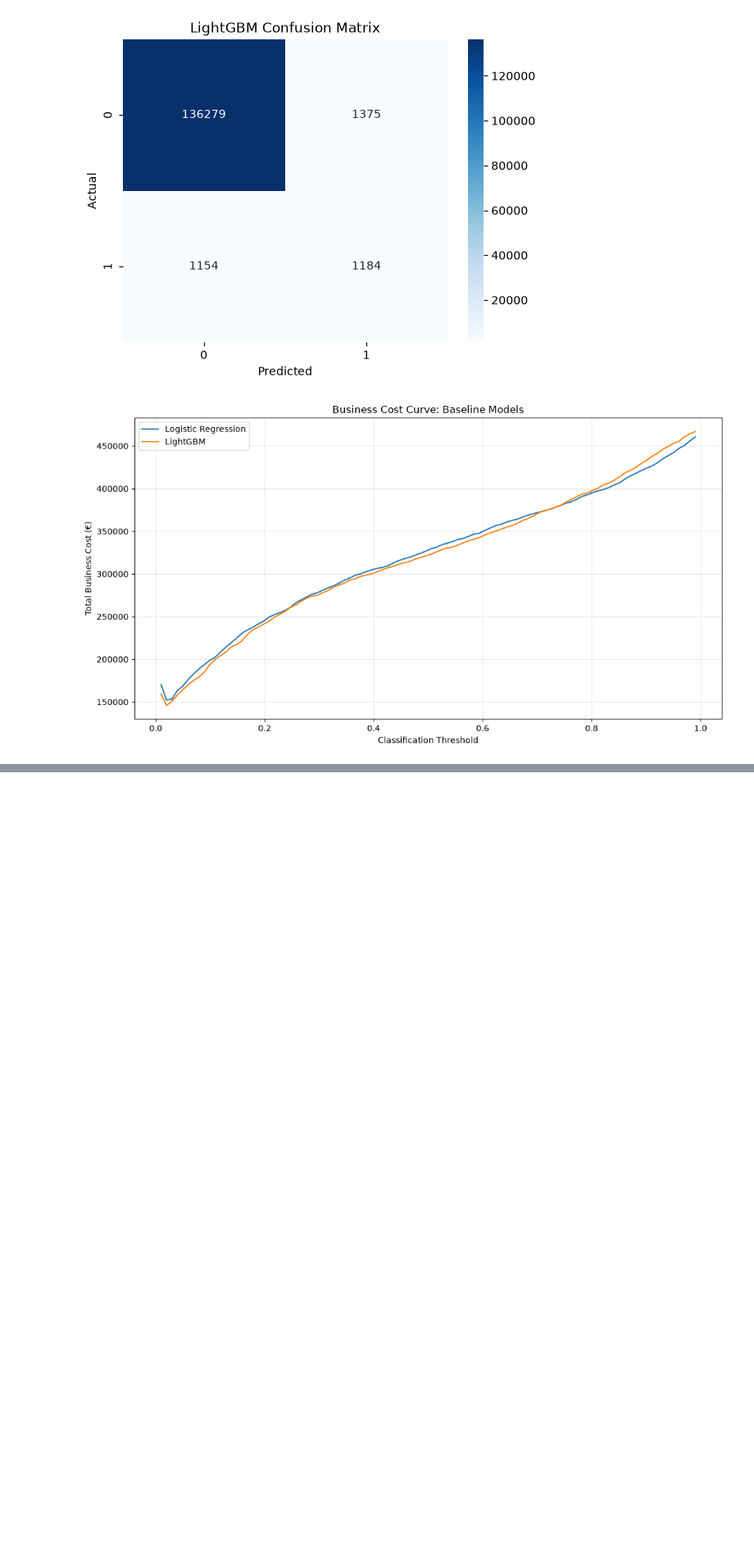
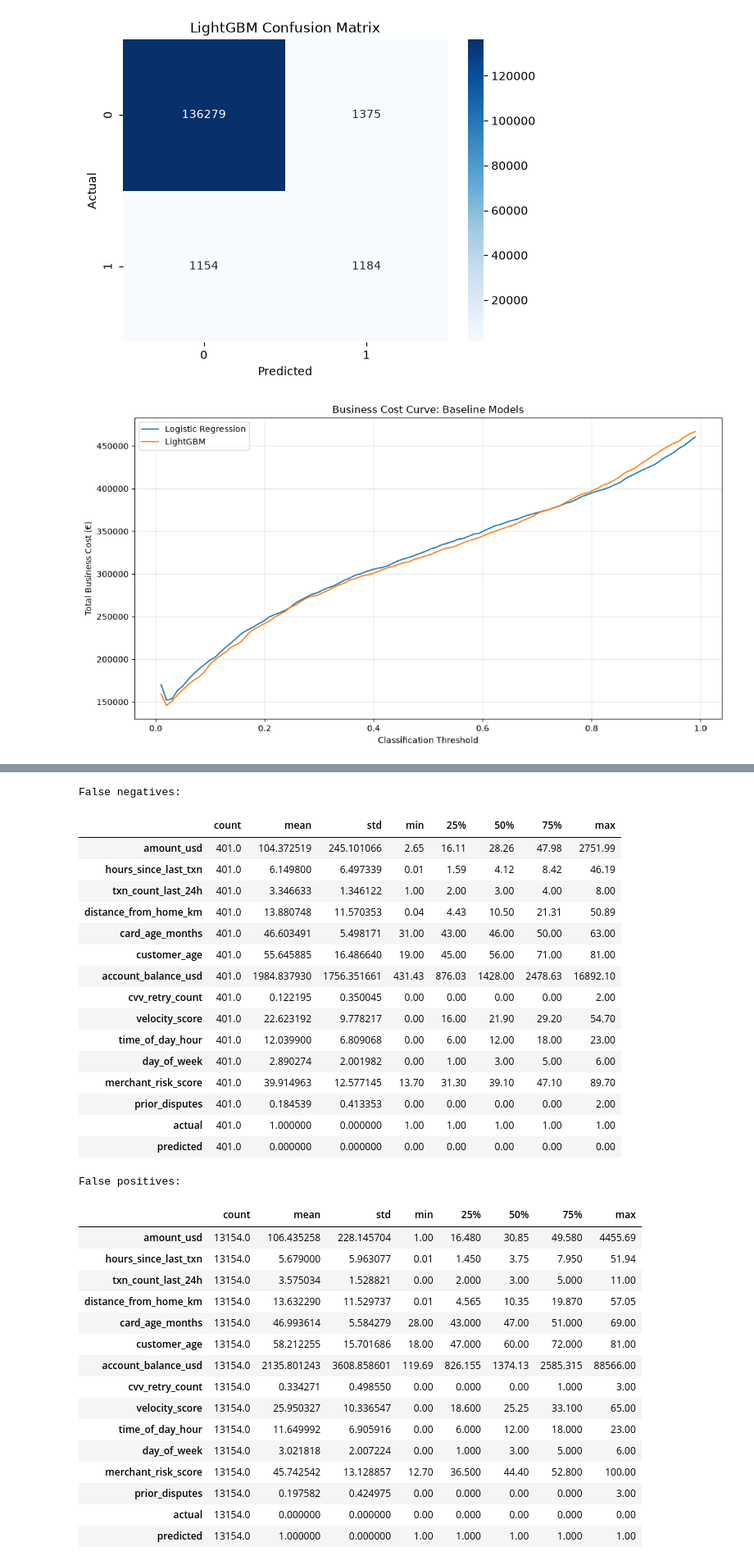
Before and after one commit to Percy5598/fraud-detection-2026, a Jupyter notebook: notebooks/02_basline_model.ipynb, the cells around one changed output, grey strips where cells are left out. Shown at 82% size. Drawn from its saved outputs; the diff is of its cells as text; code cells hidden in the pictures; blank space fills up the shorter version.

```diff
--- a/notebooks/02_basline_model.ipynb
+++ b/notebooks/02_basline_model.ipynb
@@ -228,0 +306,41 @@ plt.show()
+# %%
+print("False negatives:")
+display(false_negatives.describe().T)
+
+print("False positives:")
+display(false_positives.describe().T)
+# %% [output]
+False negatives:
+|  | count | mean | std | min | 25% | 50% | 75% | max |
+| amount_usd | 401.0 | 104.372519 | 245.101066 | 2.65 | 16.11 | 28.26 | 47.98 | 2751.99 |
+| hours_since_last_txn | 401.0 | 6.149800 | 6.497339 | 0.01 | 1.59 | 4.12 | 8.42 | 46.19 |
+| txn_count_last_24h | 401.0 | 3.346633 | 1.346122 | 1.00 | 2.00 | 3.00 | 4.00 | 8.00 |
+| distance_from_home_km | 401.0 | 13.880748 | 11.570353 | 0.04 | 4.43 | 10.50 | 21.31 | 50.89 |
+| card_age_months | 401.0 | 46.603491 | 5.498171 | 31.00 | 43.00 | 46.00 | 50.00 | 63.00 |
+| customer_age | 401.0 | 55.645885 | 16.486640 | 19.00 | 45.00 | 56.00 | 71.00 | 81.00 |
+| account_balance_usd | 401.0 | 1984.837930 | 1756.351661 | 431.43 | 876.03 | 1428.00 | 2478.63 | 16892.10 |
+| cvv_retry_count | 401.0 | 0.122195 | 0.350045 | 0.00 | 0.00 | 0.00 | 0.00 | 2.00 |
+| velocity_score | 401.0 | 22.623192 | 9.778217 | 0.00 | 16.00 | 21.90 | 29.20 | 54.70 |
+| time_of_day_hour | 401.0 | 12.039900 | 6.809068 | 0.00 | 6.00 | 12.00 | 18.00 | 23.00 |
+| day_of_week | 401.0 | 2.890274 | 2.001982 | 0.00 | 1.00 | 3.00 | 5.00 | 6.00 |
+| merchant_risk_score | 401.0 | 39.914963 | 12.577145 | 13.70 | 31.30 | 39.10 | 47.10 | 89.70 |
+| prior_disputes | 401.0 | 0.184539 | 0.413353 | 0.00 | 0.00 | 0.00 | 0.00 | 2.00 |
+| actual | 401.0 | 1.000000 | 0.000000 | 1.00 | 1.00 | 1.00 | 1.00 | 1.00 |
+| predicted | 401.0 | 0.000000 | 0.000000 | 0.00 | 0.00 | 0.00 | 0.00 | 0.00 |
+False positives:
+|  | count | mean | std | min | 25% | 50% | 75% | max |
+| amount_usd | 13154.0 | 106.435258 | 228.145704 | 1.00 | 16.480 | 30.85 | 49.580 | 4455.69 |
+| hours_since_last_txn | 13154.0 | 5.679000 | 5.963077 | 0.01 | 1.450 | 3.75 | 7.950 | 51.94 |
+| txn_count_last_24h | 13154.0 | 3.575034 | 1.528821 | 0.00 | 2.000 | 3.00 | 5.000 | 11.00 |
+| distance_from_home_km | 13154.0 | 13.632290 | 11.529737 | 0.01 | 4.565 | 10.35 | 19.870 | 57.05 |
+| card_age_months | 13154.0 | 46.993614 | 5.584279 | 28.00 | 43.000 | 47.00 | 51.000 | 69.00 |
+| customer_age | 13154.0 | 58.212255 | 15.701686 | 18.00 | 47.000 | 60.00 | 72.000 | 81.00 |
+| account_balance_usd | 13154.0 | 2135.801243 | 3608.858601 | 119.69 | 826.155 | 1374.13 | 2585.315 | 88566.00 |
+| cvv_retry_count | 13154.0 | 0.334271 | 0.498550 | 0.00 | 0.000 | 0.00 | 1.000 | 3.00 |
+| velocity_score | 13154.0 | 25.950327 | 10.336547 | 0.00 | 18.600 | 25.25 | 33.100 | 65.00 |
+| time_of_day_hour | 13154.0 | 11.649992 | 6.905916 | 0.00 | 6.000 | 12.00 | 18.000 | 23.00 |
+| day_of_week | 13154.0 | 3.021818 | 2.007224 | 0.00 | 1.000 | 3.00 | 5.000 | 6.00 |
+| merchant_risk_score | 13154.0 | 45.742542 | 13.128857 | 12.70 | 36.500 | 44.40 | 52.800 | 100.00 |
+| prior_disputes | 13154.0 | 0.197582 | 0.424975 | 0.00 | 0.000 | 0.00 | 0.000 | 3.00 |
+| actual | 13154.0 | 0.000000 | 0.000000 | 0.00 | 0.000 | 0.00 | 0.000 | 0.00 |
+| predicted | 13154.0 | 1.000000 | 0.000000 | 1.00 | 1.000 | 1.00 | 1.000 | 1.00 |
```
Also changed, not shown: parts of 4 cells of this notebook.
